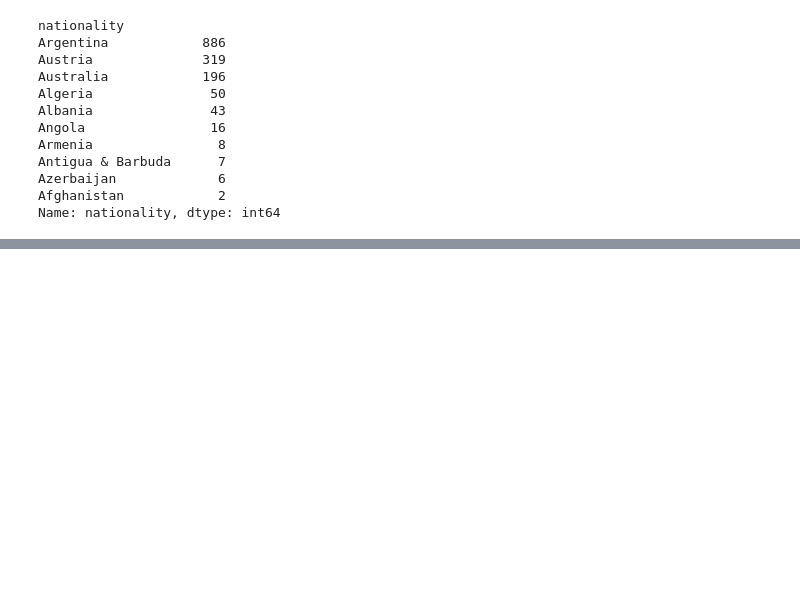
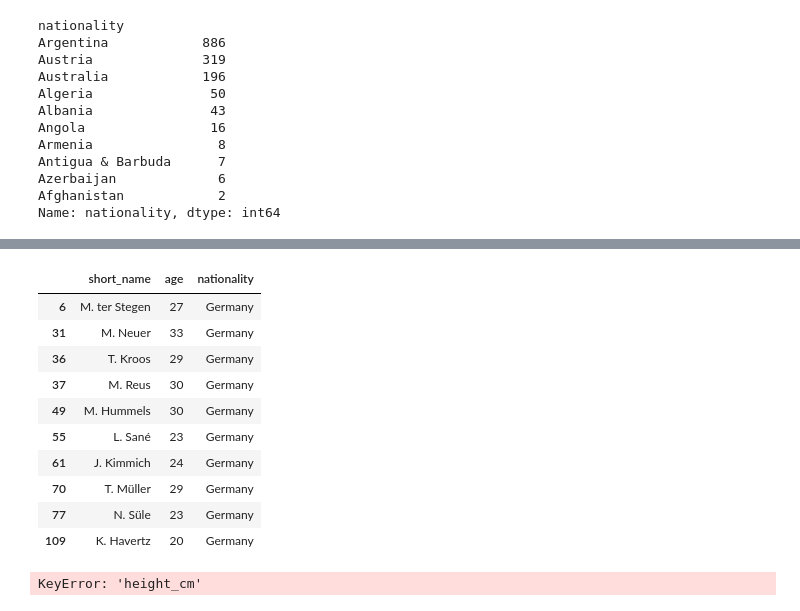
Before and after one commit to mphelps1978/JumpPlus_Fifa_Data_Analysis, a Jupyter notebook: JumpPlus_FIFA_Data.ipynb, the cells around one changed output, grey strips where cells are left out. Saved outputs shown, nothing was run; the diff lists cells and outputs as text; code cells hidden in the pictures; blank space fills up the shorter version.

```diff
--- a/JumpPlus_FIFA_Data.ipynb
+++ b/JumpPlus_FIFA_Data.ipynb
@@ -102,0 +130,22 @@ t5countries = df.groupby(['nationality'])['nationality'].count().sort_values(asc
+# %%
+#10
+ger_top10 = df.loc[df['nationality'] == 'Germany' ].head(10)[['short_name', 'age', 'nationality']]
+ger_top10
+# %% [output]
+|  | short_name | age | nationality |
+| 6 | M. ter Stegen | 27 | Germany |
+| 31 | M. Neuer | 33 | Germany |
+| 36 | T. Kroos | 29 | Germany |
+| 37 | M. Reus | 30 | Germany |
+| 49 | M. Hummels | 30 | Germany |
+| 55 | L. Sané | 23 | Germany |
+| 61 | J. Kimmich | 24 | Germany |
+| 70 | T. Müller | 29 | Germany |
+| 77 | N. Süle | 23 | Germany |
+| 109 | K. Havertz | 20 | Germany |
+# %%
+#11
+ger_max_height = ger_top10.sort_values('height_cm').head()
+ger_max_height
+# %% [output]
+KeyError: 'height_cm'
```
Also changed, not shown: parts of 7 cells of this notebook.
